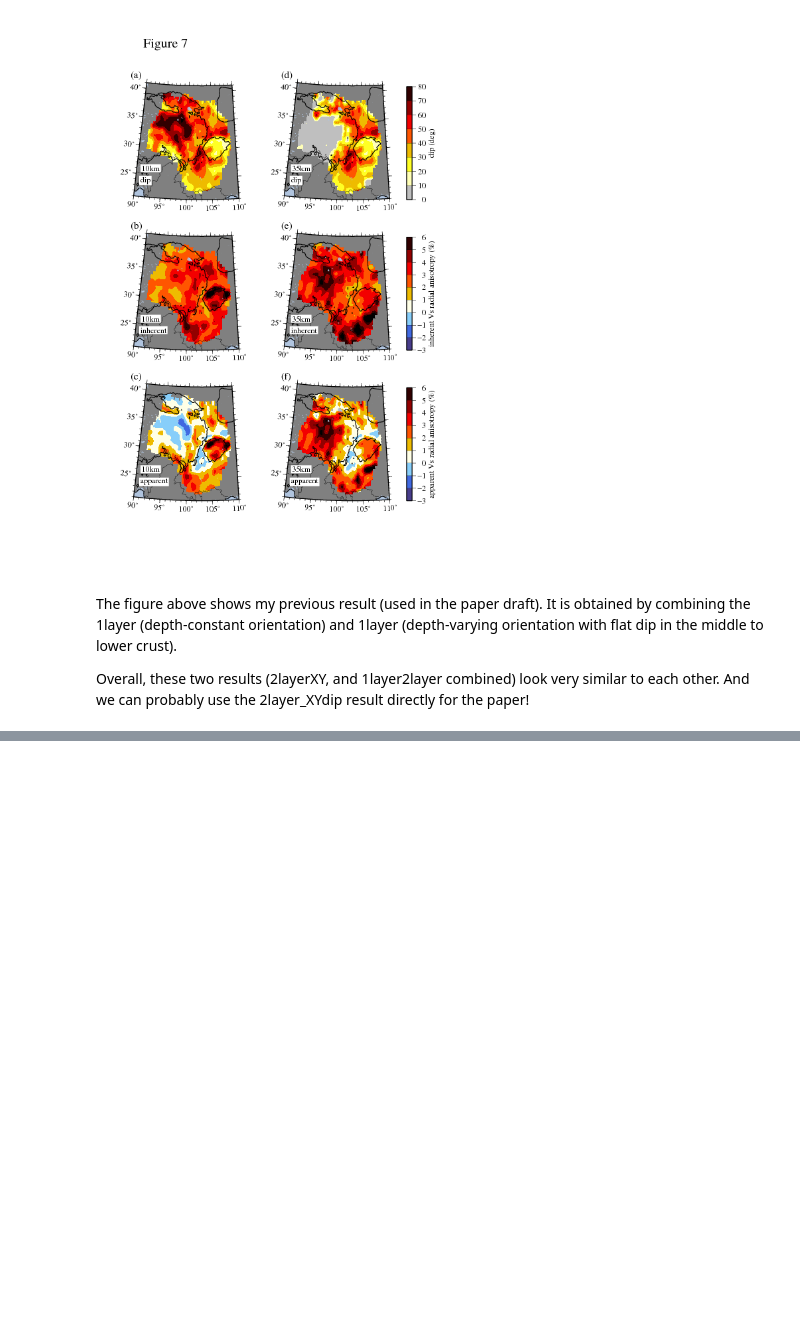
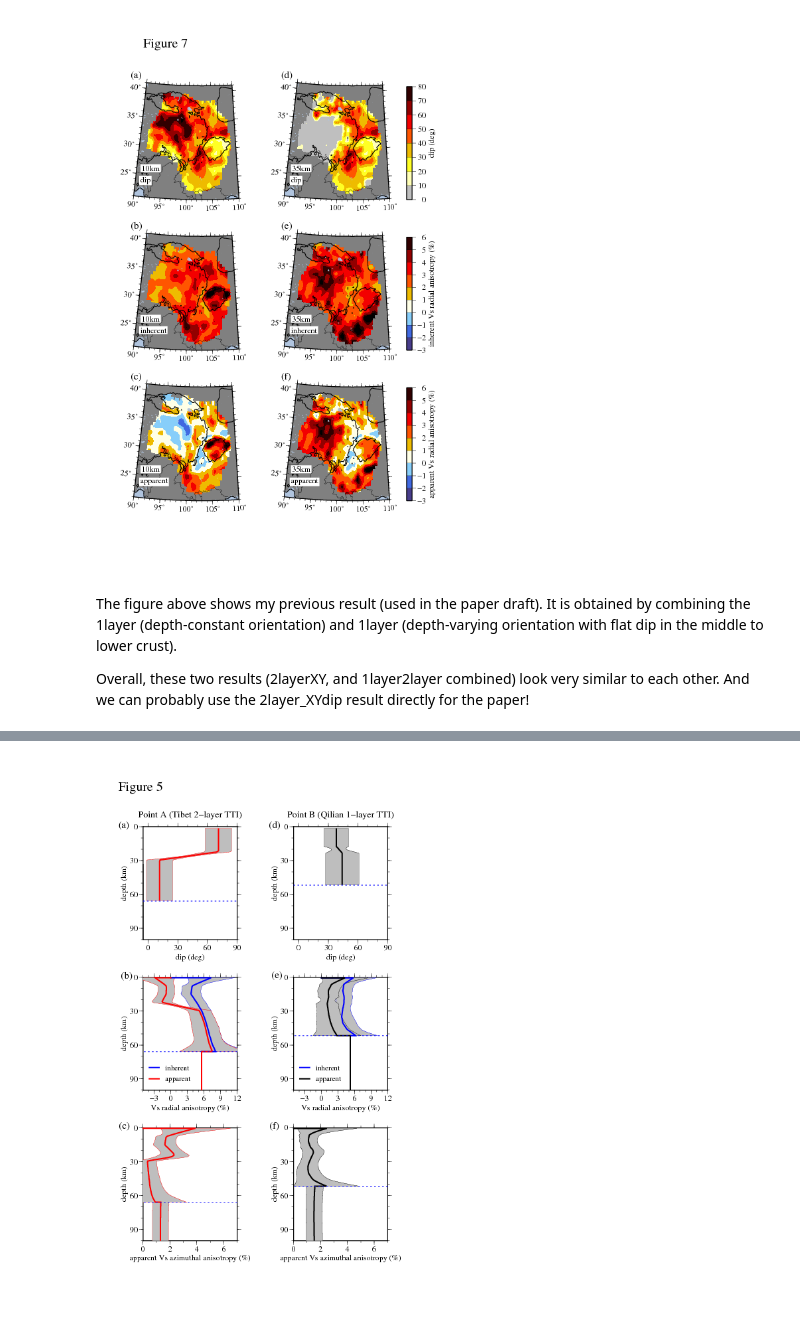
Before and after one commit to jiayixie/jy_prog_janus, a Jupyter notebook: python/Analyze_2layerXYmodel.ipynb, the cells around one changed output, grey strips where cells are left out. Drawn from its saved outputs; the diff is of its cells as text; code cells hidden in the pictures; blank space fills up the shorter version.

```diff
--- a/python/Analyze_2layerXYmodel.ipynb
+++ b/python/Analyze_2layerXYmodel.ipynb
@@ -79,0 +162,12 @@ Overall, these two results (2layerXY, and 1layer2layer combined) look very simil
+# %%
+
+#--- the figure at 96_33 and 101_36 (and 105_25)
+filename1="/projects/jixi7887/work/YunNanTibet/plot/plot_paper_draft/ps/point_dip_appAni.2layXY.ps"
+filename2="/projects/jixi7887/work/YunNanTibet/plot/plot_paper_draft/ps/point_disp.2layXY.ps"
+filenamePost35km="/projects/jixi7887/work/YunNanTibet/plot/plot_paper_draft/ps/point_prior_post_9633_35.2layXY.ps"
+filenamePost10km="/projects/jixi7887/work/YunNanTibet/plot/plot_paper_draft/ps/point_prior_post_9633_10.2layXY.ps"
+# %%
+os.system("convert %s temp.png"%(filename1))
+Image(filename="temp.png")
+# %% [output]
+[figure, added]
```
Also changed, not shown: parts of 11 cells of this notebook, 5 other files.
